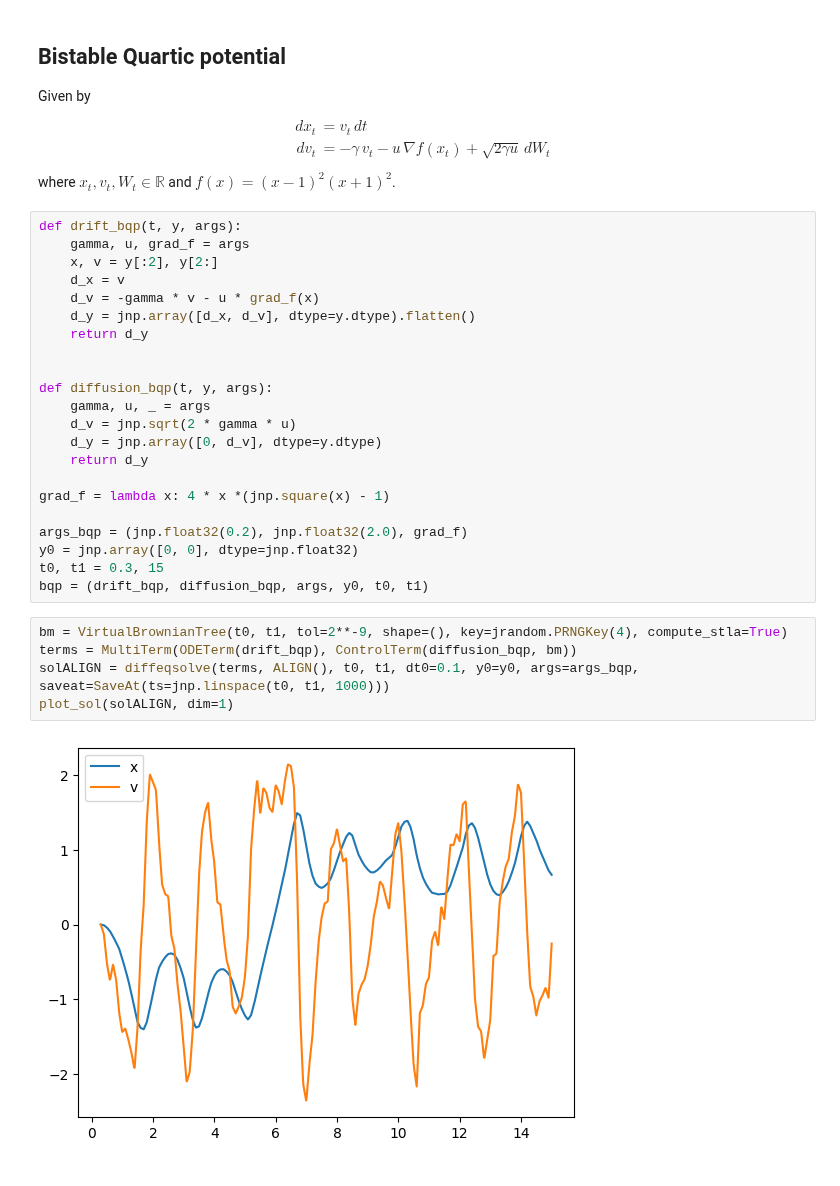
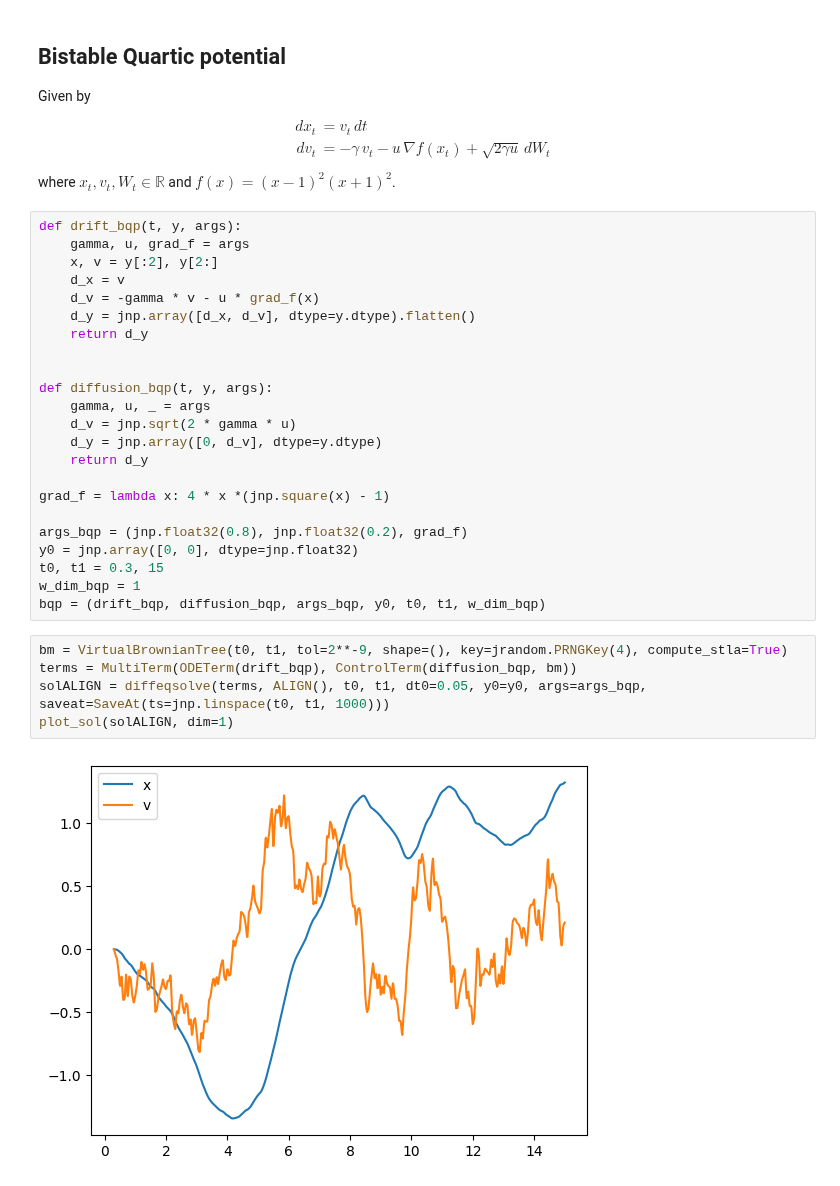
Before and after one commit to andyElking/diffrax_STLA, a Jupyter notebook: L2_Langevin_test.ipynb, the cells around one changed output. Drawn from its saved outputs; the diff is of its cells as text.

```diff
--- a/L2_Langevin_test.ipynb
+++ b/L2_Langevin_test.ipynb
@@ -146,14 +147,15 @@ def diffusion_bqp(t, y, args):
 
 grad_f = lambda x: 4 * x *(jnp.square(x) - 1)
 
-args_bqp = (jnp.float32(0.2), jnp.float32(2.0), grad_f)
+args_bqp = (jnp.float32(0.8), jnp.float32(0.2), grad_f)
 y0 = jnp.array([0, 0], dtype=jnp.float32)
 t0, t1 = 0.3, 15
-bqp = (drift_bqp, diffusion_bqp, args, y0, t0, t1)
+w_dim_bqp = 1
+bqp = (drift_bqp, diffusion_bqp, args_bqp, y0, t0, t1, w_dim_bqp)
 # %%
 bm = VirtualBrownianTree(t0, t1, tol=2**-9, shape=(), key=jrandom.PRNGKey(4), compute_stla=True)
 terms = MultiTerm(ODETerm(drift_bqp), ControlTerm(diffusion_bqp, bm))
-solALIGN = diffeqsolve(terms, ALIGN(), t0, t1, dt0=0.1, y0=y0, args=args_bqp, saveat=SaveAt(ts=jnp.linspace(t0, t1, 1000)))
+solALIGN = diffeqsolve(terms, ALIGN(), t0, t1, dt0=0.05, y0=y0, args=args_bqp, saveat=SaveAt(ts=jnp.linspace(t0, t1, 1000)))
 plot_sol(solALIGN, dim=1)
 # %% [output]
-[figure, old version]
+[figure, new version]
```
Also changed, not shown: parts of 4 cells of this notebook, 1 other file.
